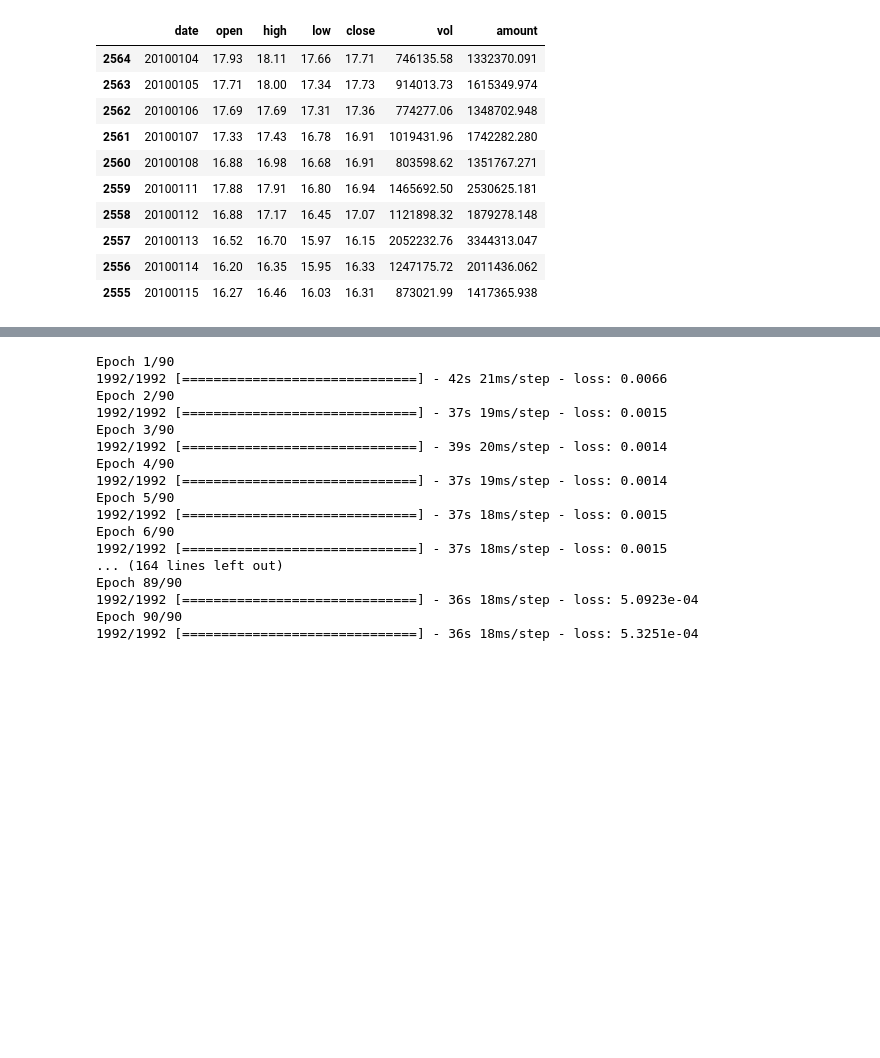
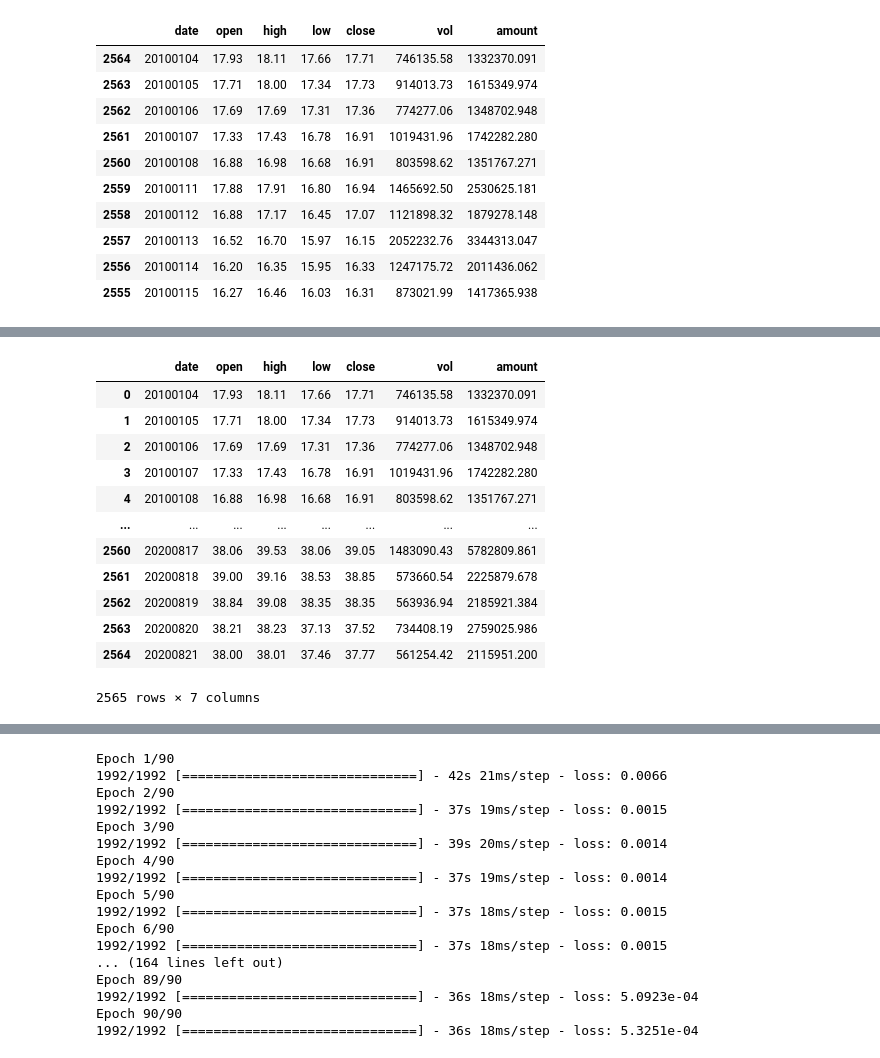
Before and after one commit to zxhx/DSND_capstone_project_investment-and-trading, a Jupyter notebook: Investment_and_Trading_LSTM.ipynb, the cells around one changed output, grey strips where cells are left out. Cells and saved outputs as stored; diff of their text form; code cells hidden in the pictures; blank space fills up the shorter version.

```diff
--- a/Investment_and_Trading_LSTM.ipynb
+++ b/Investment_and_Trading_LSTM.ipynb
@@ -63,0 +77,16 @@ df = df.dropna()
+# %%
+df.dropna()
+# %% [output]
+|  | date | open | high | low | close | vol | amount |
+| 0 | 20100104 | 17.93 | 18.11 | 17.66 | 17.71 | 746135.58 | 1332370.091 |
+| 1 | 20100105 | 17.71 | 18.00 | 17.34 | 17.73 | 914013.73 | 1615349.974 |
+| 2 | 20100106 | 17.69 | 17.69 | 17.31 | 17.36 | 774277.06 | 1348702.948 |
+| 3 | 20100107 | 17.33 | 17.43 | 16.78 | 16.91 | 1019431.96 | 1742282.280 |
+| 4 | 20100108 | 16.88 | 16.98 | 16.68 | 16.91 | 803598.62 | 1351767.271 |
+| ... | ... | ... | ... | ... | ... | ... | ... |
+| 2560 | 20200817 | 38.06 | 39.53 | 38.06 | 39.05 | 1483090.43 | 5782809.861 |
+| 2561 | 20200818 | 39.00 | 39.16 | 38.53 | 38.85 | 573660.54 | 2225879.678 |
+| 2562 | 20200819 | 38.84 | 39.08 | 38.35 | 38.35 | 563936.94 | 2185921.384 |
+| 2563 | 20200820 | 38.21 | 38.23 | 37.13 | 37.52 | 734408.19 | 2759025.986 |
+| 2564 | 20200821 | 38.00 | 38.01 | 37.46 | 37.77 | 561254.42 | 2115951.200 |
+2565 rows × 7 columns
```
Also changed, not shown: parts of 4 cells of this notebook, 2 other files.
